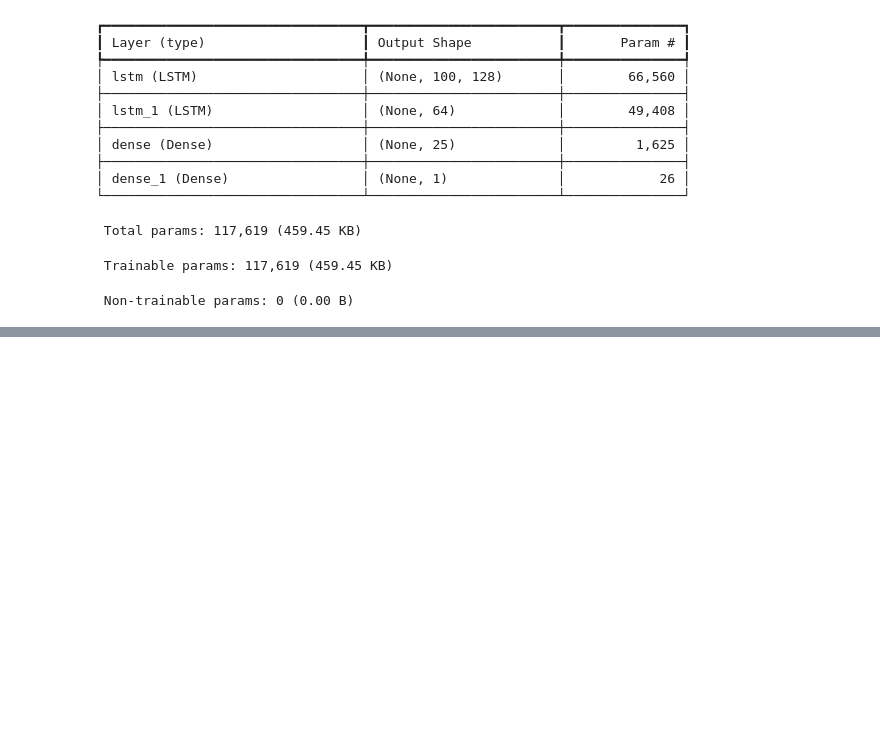
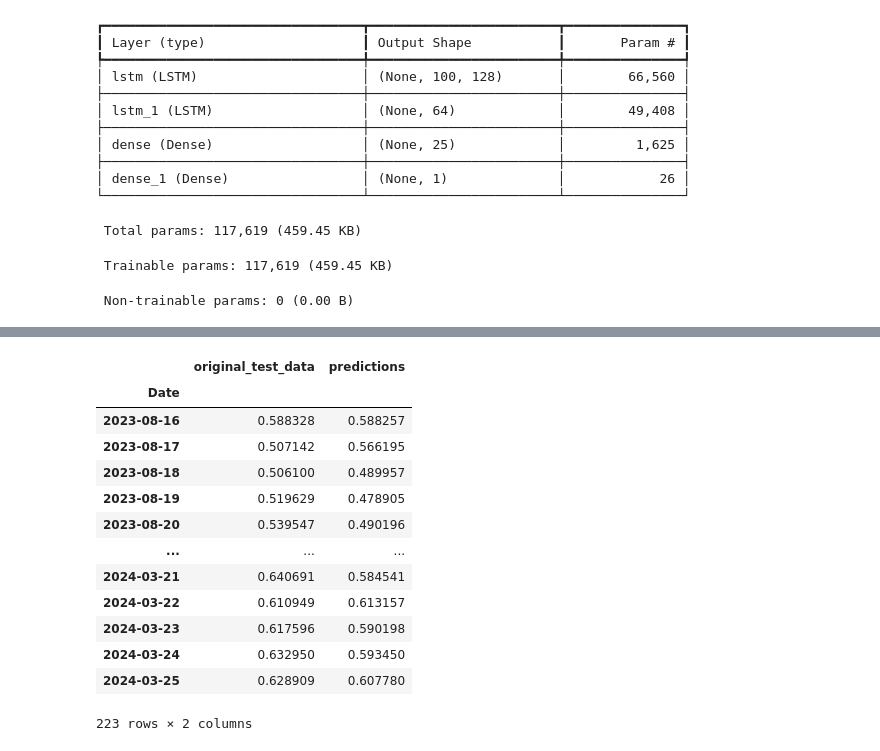
Before and after one commit to aivarasmink/ptu20_ml_reinforcement, a Jupyter notebook: ripple_prices_prediction_02/ripple.ipynb, the cells around one changed output, grey strips where cells are left out. Saved outputs shown, nothing was run; the diff lists cells and outputs as text; code cells hidden in the pictures; blank space fills up the shorter version.

```diff
--- a/ripple_prices_prediction_02/ripple.ipynb
+++ b/ripple_prices_prediction_02/ripple.ipynb
@@ -311,0 +347,23 @@ array([[0.15303515],
+# %%
+plotting_data = pd.DataFrame({
+    'original_test_data': inverse_y_test.reshape(-1),
+    'predictions': inverse_predictions.reshape(-1),
+},
+index = closing_price.index[len_train+100:])
+
+plotting_data
+# %% [output]
+|  | original_test_data | predictions |
+| Date |  |  |
+| 2023-08-16 | 0.588328 | 0.588257 |
+| 2023-08-17 | 0.507142 | 0.566195 |
+| 2023-08-18 | 0.506100 | 0.489957 |
+| 2023-08-19 | 0.519629 | 0.478905 |
+| 2023-08-20 | 0.539547 | 0.490196 |
+| ... | ... | ... |
+| 2024-03-21 | 0.640691 | 0.584541 |
+| 2024-03-22 | 0.610949 | 0.613157 |
+| 2024-03-23 | 0.617596 | 0.590198 |
+| 2024-03-24 | 0.632950 | 0.593450 |
+| 2024-03-25 | 0.628909 | 0.607780 |
+223 rows × 2 columns
```
Also changed, not shown: parts of 16 cells of this notebook.
